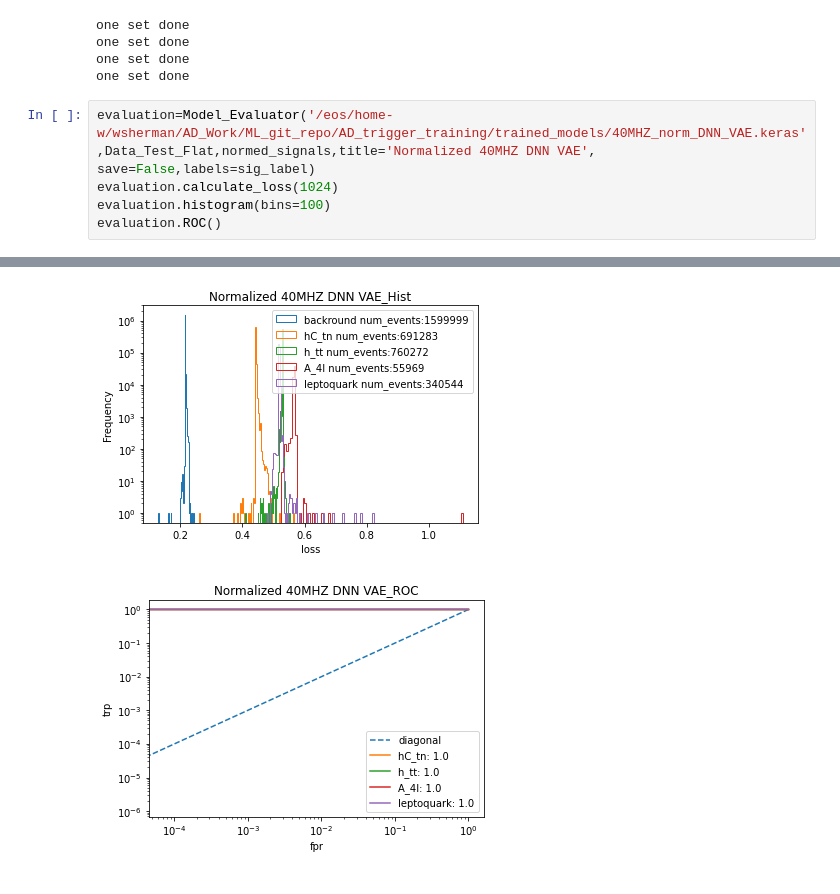
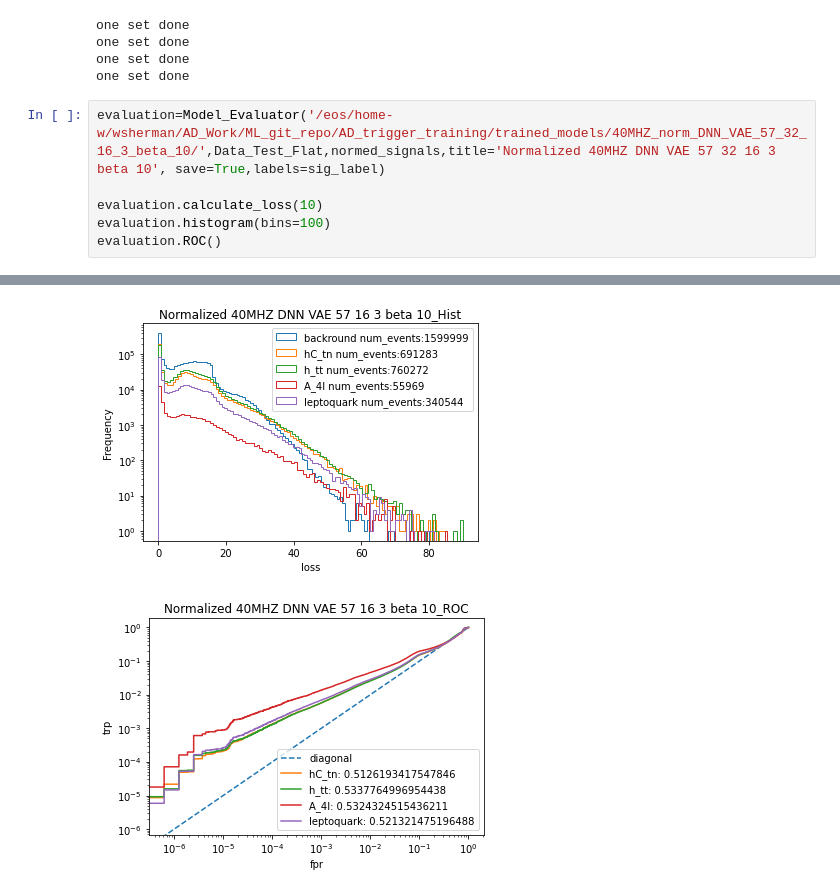
Before and after one commit to max-cohen54/AD_trigger_training, a Jupyter notebook: analysis_notebooks/40MHZ_VAE_analyses.ipynb, the cells around one changed output, grey strips where cells are left out. Cells and saved outputs as stored; diff of their text form.

```diff
--- a/analysis_notebooks/40MHZ_VAE_analyses.ipynb
+++ b/analysis_notebooks/40MHZ_VAE_analyses.ipynb
@@ -229,8 +385,9 @@ one set done
 one set done
 one set done
 # %%
-evaluation=Model_Evaluator('/eos/home-w/wsherman/AD_Work/ML_git_repo/AD_trigger_training/trained_models/40MHZ_norm_DNN_VAE.keras',Data_Test_Flat,normed_signals,title='Normalized 40MHZ DNN VAE', save=False,labels=sig_label)
-evaluation.calculate_loss(1024)
+evaluation=Model_Evaluator('/eos/home-w/wsherman/AD_Work/ML_git_repo/AD_trigger_training/trained_models/40MHZ_norm_DNN_VAE_57_32_16_3_beta_10/',Data_Test_Flat,normed_signals,title='Normalized 40MHZ DNN VAE 57 32 16 3 beta 10', save=True,labels=sig_label)
+
+evaluation.calculate_loss(10)
 evaluation.histogram(bins=100)
 evaluation.ROC()
 # %% [output]
@@ -242,4 +411,4 @@ evaluation.ROC()
-[figure, old version]
+[figure, new version]
-[figure, old version]
+[figure, new version]
 # %%
 evaluation.Find_AD_Cutoff(40*10**6,10,10)
```
Also changed, not shown: parts of 6 cells of this notebook, 47 other files.
